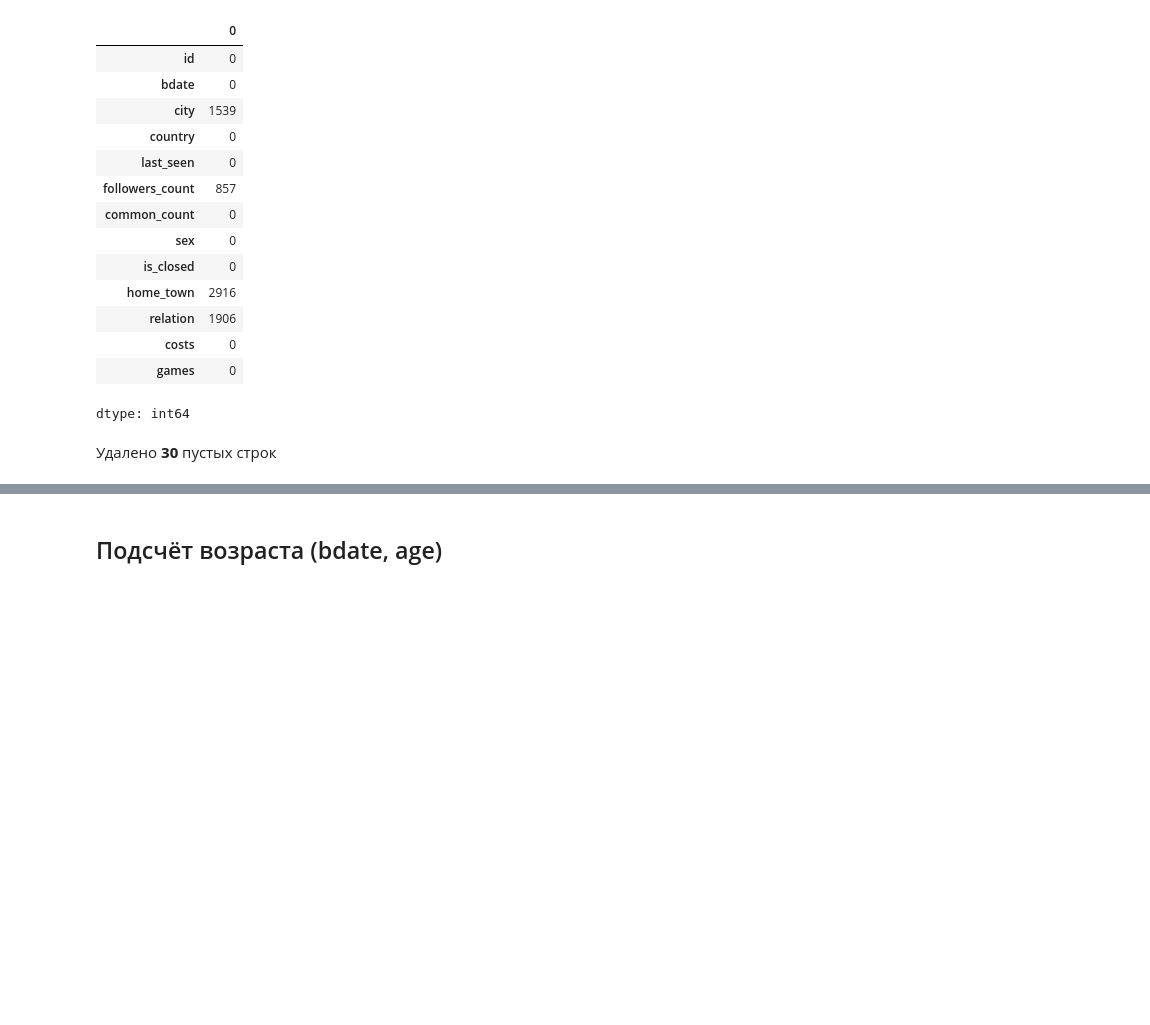
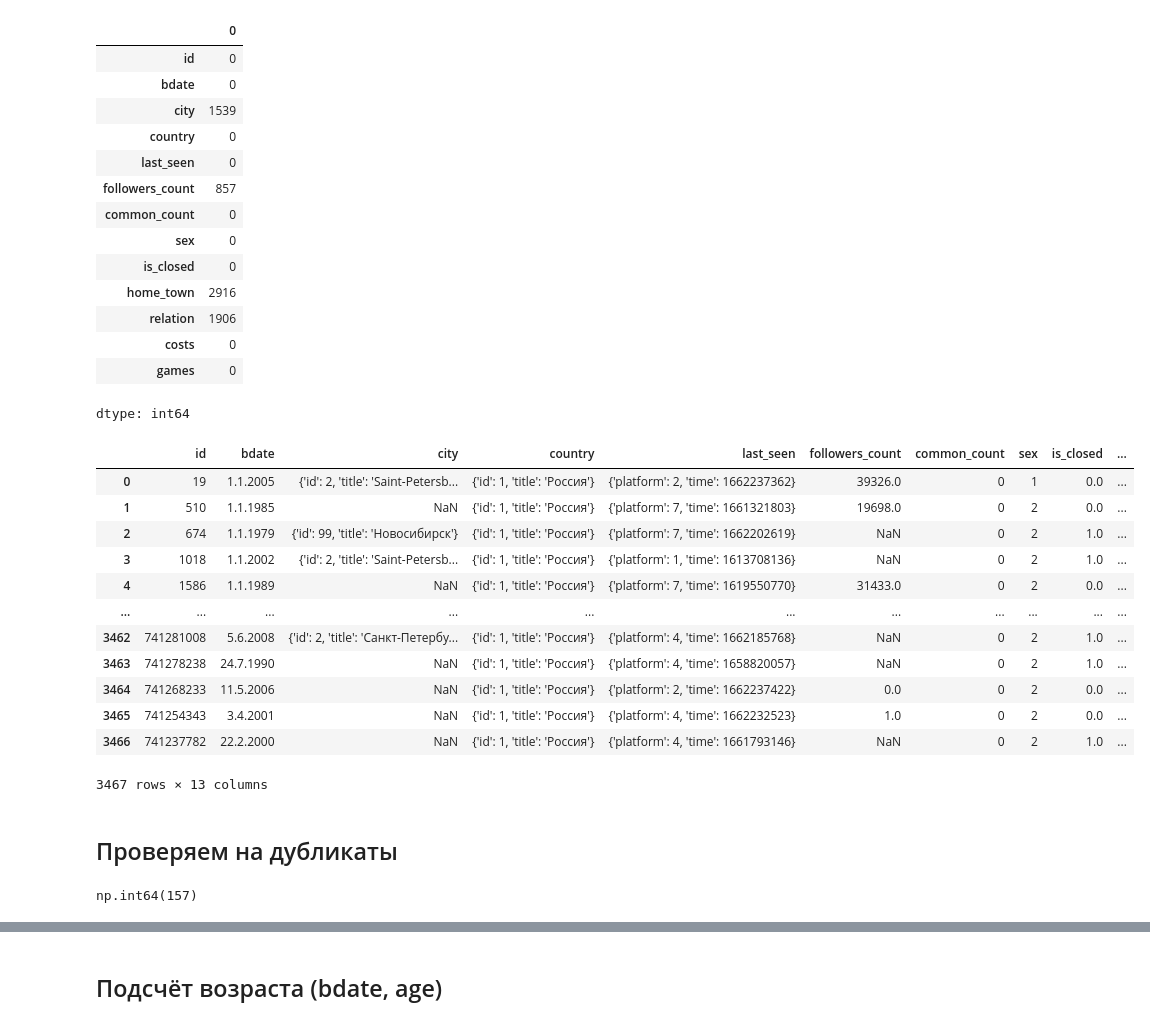
Before and after one commit to notKguin/MMK-Informservice, a Jupyter notebook: task_1_shop_users/task_1_shop_users.ipynb, the cells around one changed output, grey strips where cells are left out. Drawn from its saved outputs; the diff is of its cells as text; code cells hidden in the pictures; blank space fills up the shorter version.

```diff
--- a/task_1_shop_users/task_1_shop_users.ipynb
+++ b/task_1_shop_users/task_1_shop_users.ipynb
@@ -86,5 +88,25 @@ df.isna().sum()
 | costs | 0 |
 | games | 0 |
 dtype: int64
-# %% [markdown]
-Удалено **30** пустых строк
+# %%
+df
+# %% [output]
+|  | id | bdate | city | country | last_seen | followers_count | common_count | sex | is_closed | ... |
+| 0 | 19 | 1.1.2005 | {'id': 2, 'title': 'Saint-Petersb... | {'id': 1, 'title': 'Россия'} | {'platform': 2, 'time': 1662237362} | 39326.0 | 0 | 1 | 0.0 | ... |
+| 1 | 510 | 1.1.1985 | NaN | {'id': 1, 'title': 'Россия'} | {'platform': 7, 'time': 1661321803} | 19698.0 | 0 | 2 | 0.0 | ... |
+| 2 | 674 | 1.1.1979 | {'id': 99, 'title': 'Новосибирск'} | {'id': 1, 'title': 'Россия'} | {'platform': 7, 'time': 1662202619} | NaN | 0 | 2 | 1.0 | ... |
+| 3 | 1018 | 1.1.2002 | {'id': 2, 'title': 'Saint-Petersb... | {'id': 1, 'title': 'Россия'} | {'platform': 1, 'time': 1613708136} | NaN | 0 | 2 | 1.0 | ... |
+| 4 | 1586 | 1.1.1989 | NaN | {'id': 1, 'title': 'Россия'} | {'platform': 7, 'time': 1619550770} | 31433.0 | 0 | 2 | 0.0 | ... |
+| ... | ... | ... | ... | ... | ... | ... | ... | ... | ... | ... |
+| 3462 | 741281008 | 5.6.2008 | {'id': 2, 'title': 'Санкт-Петербу... | {'id': 1, 'title': 'Россия'} | {'platform': 4, 'time': 1662185768} | NaN | 0 | 2 | 1.0 | ... |
+| 3463 | 741278238 | 24.7.1990 | NaN | {'id': 1, 'title': 'Россия'} | {'platform': 4, 'time': 1658820057} | NaN | 0 | 2 | 1.0 | ... |
+| 3464 | 741268233 | 11.5.2006 | NaN | {'id': 1, 'title': 'Россия'} | {'platform': 2, 'time': 1662237422} | 0.0 | 0 | 2 | 0.0 | ... |
+| 3465 | 741254343 | 3.4.2001 | NaN | {'id': 1, 'title': 'Россия'} | {'platform': 4, 'time': 1662232523} | 1.0 | 0 | 2 | 0.0 | ... |
+| 3466 | 741237782 | 22.2.2000 | NaN | {'id': 1, 'title': 'Россия'} | {'platform': 4, 'time': 1661793146} | NaN | 0 | 2 | 1.0 | ... |
+3467 rows × 13 columns
+# %% [markdown]
+## Проверяем на дубликаты
+# %%
+df.duplicated(subset='id').sum()
+# %% [output]
+np.int64(157)
```
Also changed, not shown: parts of 11 cells of this notebook.
